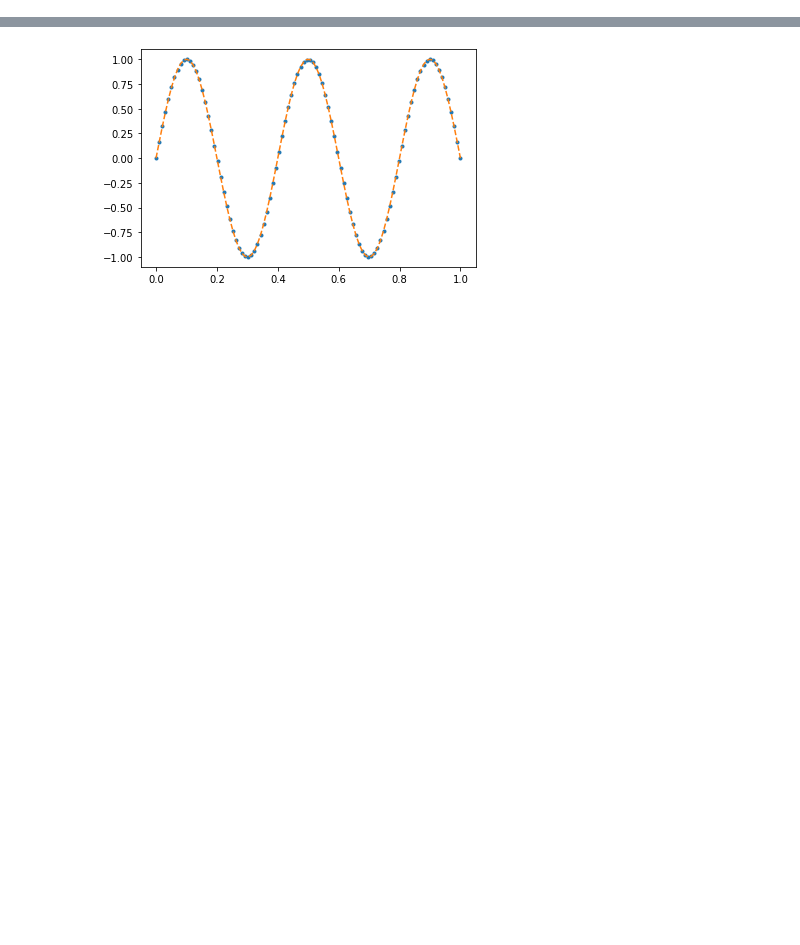
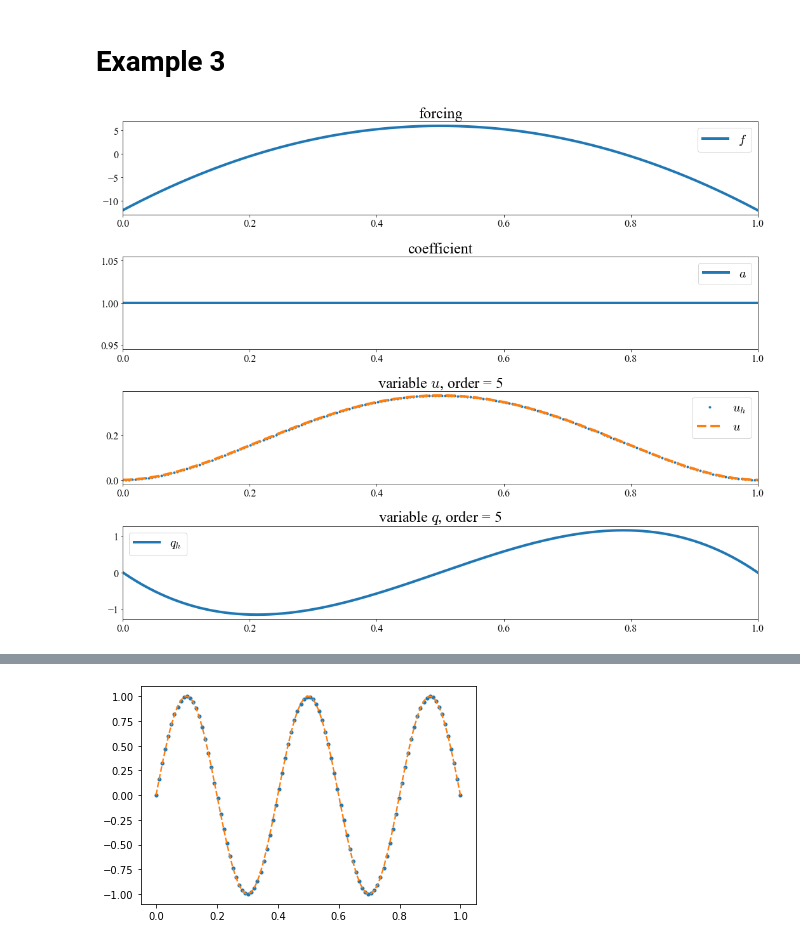
Before and after one commit to ManuelSanchezUribe/hdgmethods, a Jupyter notebook: HDG_Poisson/test_one_element_HDG.ipynb, the cells around one changed output, grey strips where cells are left out. Saved outputs shown, nothing was run; the diff lists cells and outputs as text; code cells hidden in the pictures; blank space fills up the shorter version.

```diff
--- a/HDG_Poisson/test_one_element_HDG.ipynb
+++ b/HDG_Poisson/test_one_element_HDG.ipynb
@@ -198,0 +275,21 @@ def plot_hdg1d(mesh, p, qh, uh, uhat, u, q):
+# %% [markdown]
+# Example 3
+# %%
+c = lambda x: 1.0+0*x
+
+uexact_sym = 6.0*(1.0-xsym)**2*xsym**2
+fsym = diff(diff(uexact_sym, xsym),xsym)
+
+uexact = lambda x: 6.0*(1.0-x)**2*x**2
+f = lambda x: -(12.0*x**2 + 24.0*x*(2*x - 2.0) + 12.0*(1.0 - x)**2)
+uh, qh = Compute_HDG_p( c, f, uhat = np.array([0,0]), p=5 )
+
+generate_all_plots(x0=0, xf=1.0,
+                   forcing=f,
+                   coefficient=a,
+                   uh=uh,
+                   qh=qh,
+                   uexact = uexact,
+                   qexact = None)
+# %% [output]
+[figure, added]
```
Also changed, not shown: parts of 26 cells of this notebook, 2 other files.
